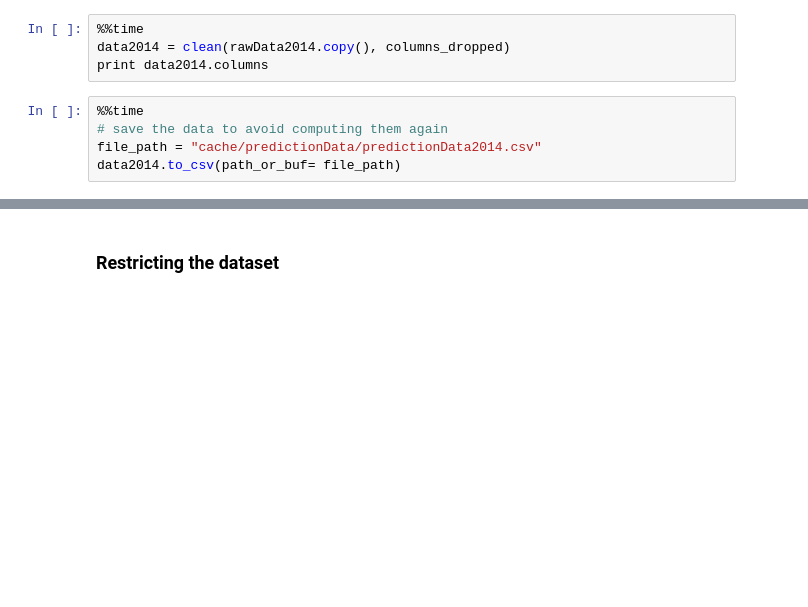
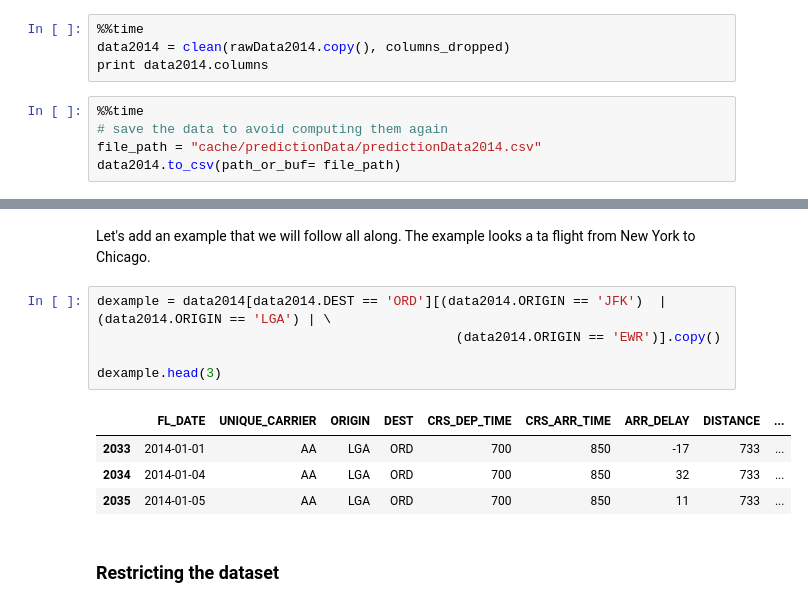
Before and after one commit to LeonhardFS/flightbbq, a Jupyter notebook: 04_PredictiveAnalytics.ipynb, the cells around one changed output, grey strips where cells are left out. Cells and saved outputs as stored; diff of their text form; blank space fills up the shorter version.

```diff
--- a/04_PredictiveAnalytics.ipynb
+++ b/04_PredictiveAnalytics.ipynb
@@ -97,3 +78,15 @@ NameError: name 'rawData2014' is not defined
+# %% [markdown]
+Let's add an example that we will follow all along. The example looks a ta flight from New York to Chicago.
+# %%
+dexample = data2014[data2014.DEST == 'ORD'][(data2014.ORIGIN == 'JFK')  | (data2014.ORIGIN == 'LGA') | \
+                                              (data2014.ORIGIN == 'EWR')].copy()
+
+dexample.head(3)
+# %% [output]
+|  | FL_DATE | UNIQUE_CARRIER | ORIGIN | DEST | CRS_DEP_TIME | CRS_ARR_TIME | ARR_DELAY | DISTANCE | ... |
+| 2033 | 2014-01-01 | AA | LGA | ORD | 700 | 850 | -17 | 733 | ... |
+| 2034 | 2014-01-04 | AA | LGA | ORD | 700 | 850 | 32 | 733 | ... |
+| 2035 | 2014-01-05 | AA | LGA | ORD | 700 | 850 | 11 | 733 | ... |
 # %% [markdown]
 ### Restricting the dataset
 # %% [markdown]
```
Also changed, not shown: parts of 45 cells of this notebook.
